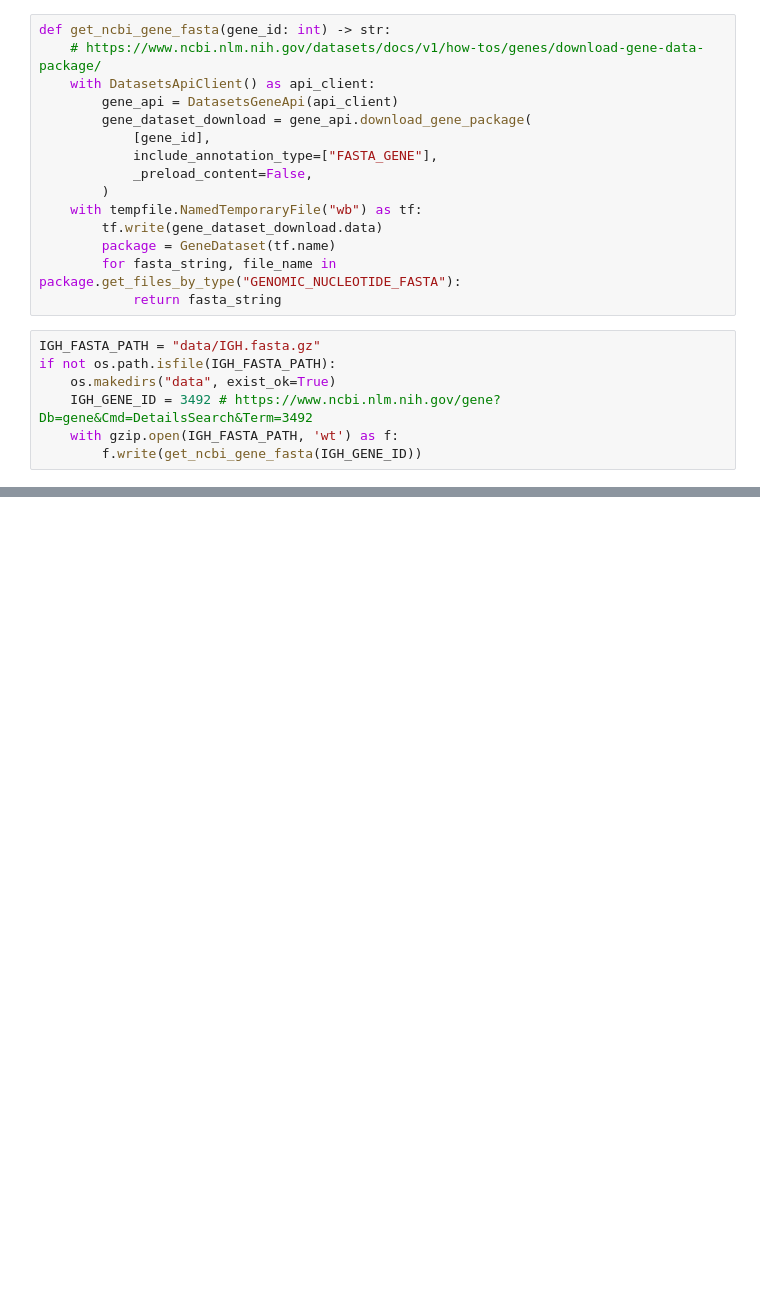
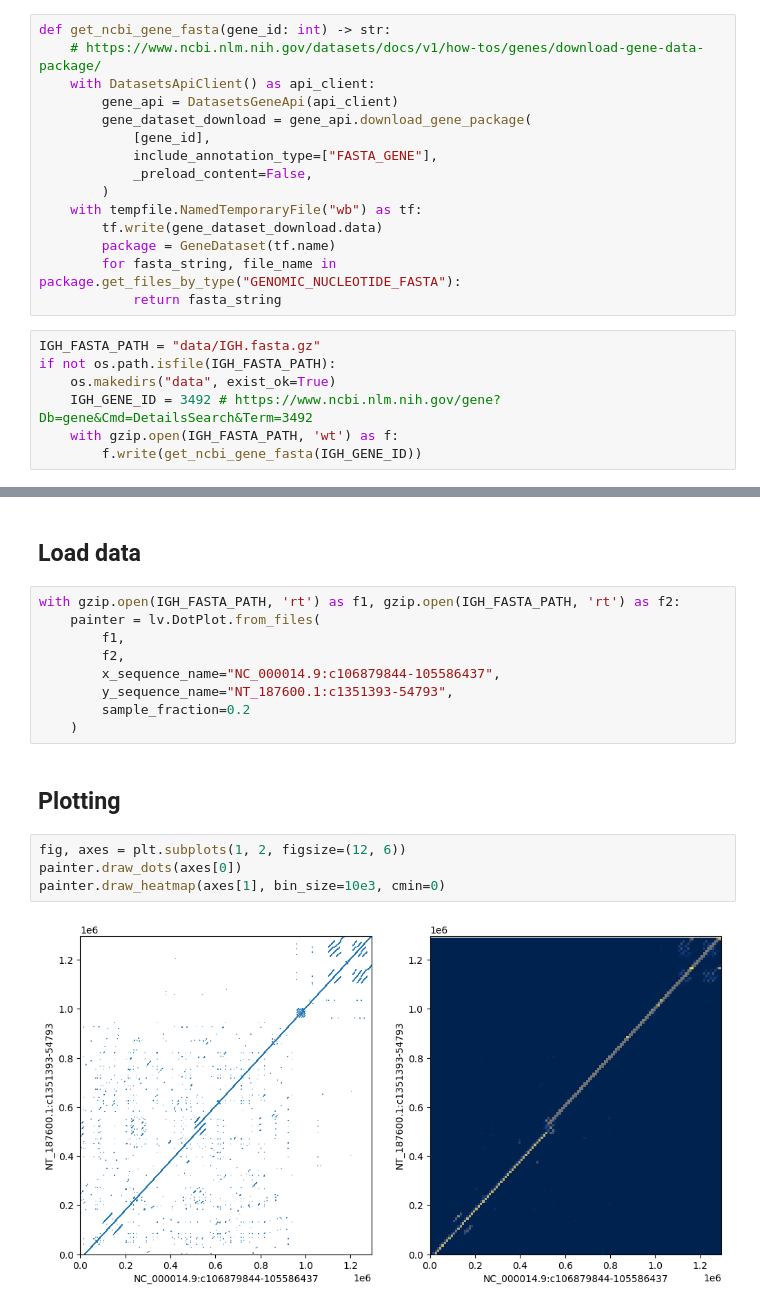
Before and after one commit to jzhang-dev/lakeview, a Jupyter notebook: docs/examples/IGH_dot_plot/IGH_dot_plot.py.ipynb, the cells around one changed output, grey strips where cells are left out. Drawn from its saved outputs; the diff is of its cells as text; blank space fills up the shorter version.

Commit message:
Add DotPlot

```diff
--- a/docs/examples/IGH_dot_plot/IGH_dot_plot.py.ipynb
+++ b/docs/examples/IGH_dot_plot/IGH_dot_plot.py.ipynb
@@ -41,0 +47,19 @@ if not os.path.isfile(IGH_FASTA_PATH):
+# %% [markdown]
+## Load data
+# %%
+with gzip.open(IGH_FASTA_PATH, 'rt') as f1, gzip.open(IGH_FASTA_PATH, 'rt') as f2:
+    painter = lv.DotPlot.from_files(
+        f1,
+        f2,
+        x_sequence_name="NC_000014.9:c106879844-105586437",
+        y_sequence_name="NT_187600.1:c1351393-54793",
+        sample_fraction=0.2
+    )
+# %% [markdown]
+## Plotting
+# %%
+fig, axes = plt.subplots(1, 2, figsize=(12, 6))
+painter.draw_dots(axes[0])
+painter.draw_heatmap(axes[1], bin_size=10e3, cmin=0)
+# %% [output]
+[figure, added]
```
Also changed, not shown: parts of 2 cells of this notebook, 5 other files.
